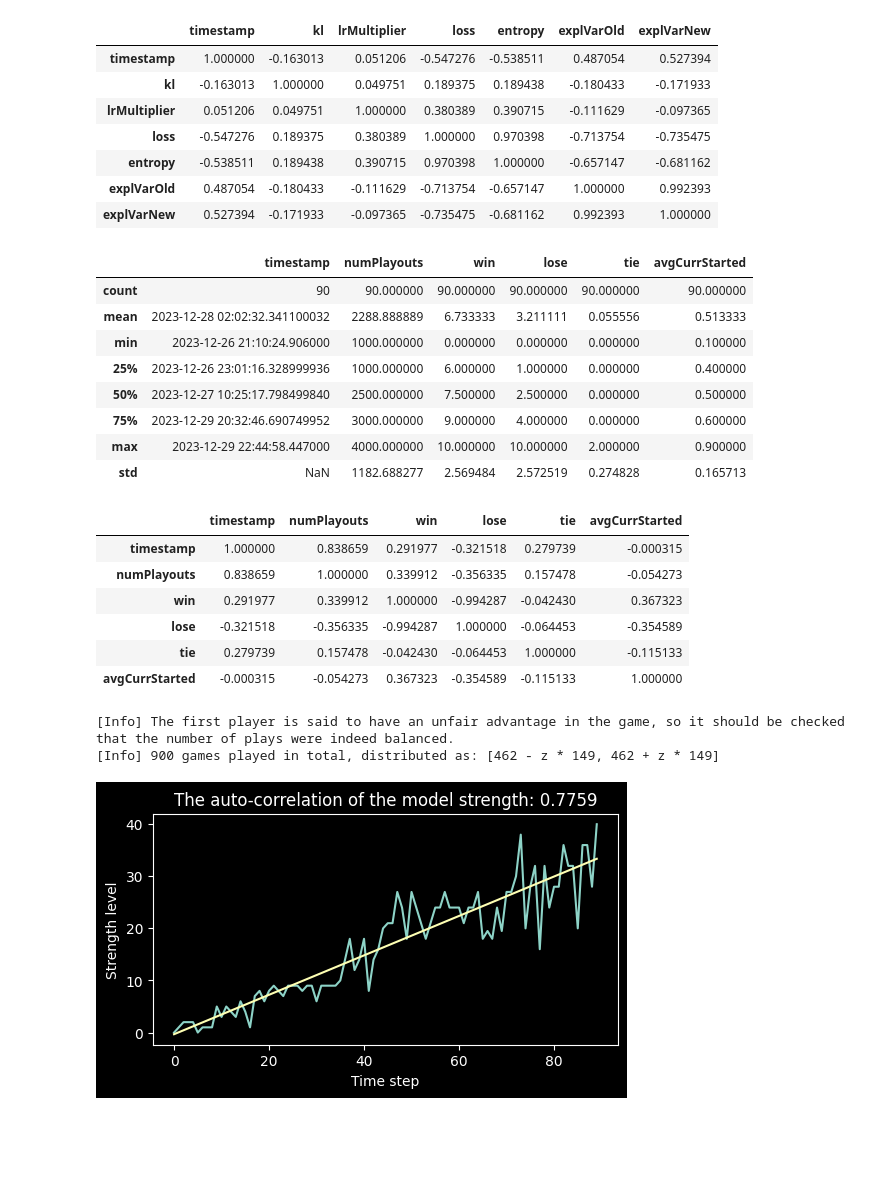
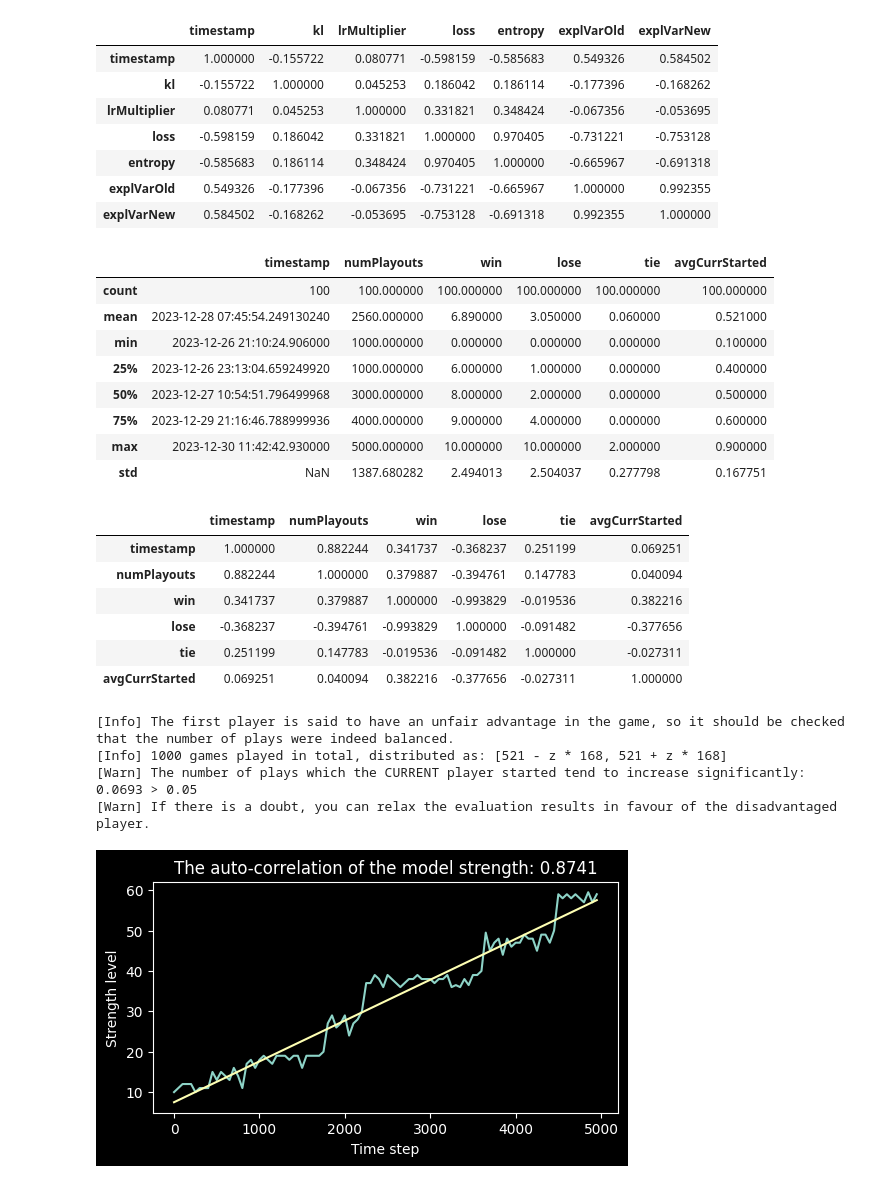
Before and after one commit to yamaceay/gomoku, a Jupyter notebook: stats.ipynb, the cells around one changed output. Cells and saved outputs as stored; diff of their text form; code cells hidden in the pictures; blank space fills up the shorter version.

```diff
--- a/stats.ipynb
+++ b/stats.ipynb
@@ -55,7 +55,7 @@ train_pattern = get_pattern(train_keys)
 eval_pattern = get_pattern(eval_keys)
 
 train_results, eval_results = [], []
-with open("results.log", "r") as f:
+with open("_zero/logs/losses.log", "r") as f:
     for line in f.readlines():
         assert line != "", "Empty line"
         train_match = train_pattern.search(line)
@@ -83,35 +83,35 @@ train_df.describe()
 train_df.corr().style.background_gradient("hot")
 # %% [output]
 |  | timestamp | kl | lrMultiplier | loss | entropy | explVarOld | explVarNew |
-| timestamp | 1.000000 | -0.163013 | 0.051206 | -0.547276 | -0.538511 | 0.487054 | 0.527394 |
-| kl | -0.163013 | 1.000000 | 0.049751 | 0.189375 | 0.189438 | -0.180433 | -0.171933 |
-| lrMultiplier | 0.051206 | 0.049751 | 1.000000 | 0.380389 | 0.390715 | -0.111629 | -0.097365 |
-| loss | -0.547276 | 0.189375 | 0.380389 | 1.000000 | 0.970398 | -0.713754 | -0.735475 |
-| entropy | -0.538511 | 0.189438 | 0.390715 | 0.970398 | 1.000000 | -0.657147 | -0.681162 |
-| explVarOld | 0.487054 | -0.180433 | -0.111629 | -0.713754 | -0.657147 | 1.000000 | 0.992393 |
-| explVarNew | 0.527394 | -0.171933 | -0.097365 | -0.735475 | -0.681162 | 0.992393 | 1.000000 |
+| timestamp | 1.000000 | -0.155722 | 0.080771 | -0.598159 | -0.585683 | 0.549326 | 0.584502 |
+| kl | -0.155722 | 1.000000 | 0.045253 | 0.186042 | 0.186114 | -0.177396 | -0.168262 |
+| lrMultiplier | 0.080771 | 0.045253 | 1.000000 | 0.331821 | 0.348424 | -0.067356 | -0.053695 |
+| loss | -0.598159 | 0.186042 | 0.331821 | 1.000000 | 0.970405 | -0.731221 | -0.753128 |
+| entropy | -0.585683 | 0.186114 | 0.348424 | 0.970405 | 1.000000 | -0.665967 | -0.691318 |
+| explVarOld | 0.549326 | -0.177396 | -0.067356 | -0.731221 | -0.665967 | 1.000000 | 0.992355 |
+| explVarNew | 0.584502 | -0.168262 | -0.053695 | -0.753128 | -0.691318 | 0.992355 | 1.000000 |
 # %%
 eval_df.describe()
 # %% [output]
 |  | timestamp | numPlayouts | win | lose | tie | avgCurrStarted |
-| count | 90 | 90.000000 | 90.000000 | 90.000000 | 90.000000 | 90.000000 |
-| mean | 2023-12-28 02:02:32.341100032 | 2288.888889 | 6.733333 | 3.211111 | 0.055556 | 0.513333 |
+| count | 100 | 100.000000 | 100.000000 | 100.000000 | 100.000000 | 100.000000 |
+| mean | 2023-12-28 07:45:54.249130240 | 2560.000000 | 6.890000 | 3.050000 | 0.060000 | 0.521000 |
 | min | 2023-12-26 21:10:24.906000 | 1000.000000 | 0.000000 | 0.000000 | 0.000000 | 0.100000 |
-| 25% | 2023-12-26 23:01:16.328999936 | 1000.000000 | 6.000000 | 1.000000 | 0.000000 | 0.400000 |
-| 50% | 2023-12-27 10:25:17.798499840 | 2500.000000 | 7.500000 | 2.500000 | 0.000000 | 0.500000 |
-| 75% | 2023-12-29 20:32:46.690749952 | 3000.000000 | 9.000000 | 4.000000 | 0.000000 | 0.600000 |
-| max | 2023-12-29 22:44:58.447000 | 4000.000000 | 10.000000 | 10.000000 | 2.000000 | 0.900000 |
-| std | NaN | 1182.688277 | 2.569484 | 2.572519 | 0.274828 | 0.165713 |
+| 25% | 2023-12-26 23:13:04.659249920 | 1000.000000 | 6.000000 | 1.000000 | 0.000000 | 0.400000 |
+| 50% | 2023-12-27 10:54:51.796499968 | 3000.000000 | 8.000000 | 2.000000 | 0.000000 | 0.500000 |
+| 75% | 2023-12-29 21:16:46.788999936 | 4000.000000 | 9.000000 | 4.000000 | 0.000000 | 0.600000 |
+| max | 2023-12-30 11:42:42.930000 | 5000.000000 | 10.000000 | 10.000000 | 2.000000 | 0.900000 |
+| std | NaN | 1387.680282 | 2.494013 | 2.504037 | 0.277798 | 0.167751 |
 # %%
 eval_df.corr().style.background_gradient("hot")
 # %% [output]
 |  | timestamp | numPlayouts | win | lose | tie | avgCurrStarted |
-| timestamp | 1.000000 | 0.838659 | 0.291977 | -0.321518 | 0.279739 | -0.000315 |
-| numPlayouts | 0.838659 | 1.000000 | 0.339912 | -0.356335 | 0.157478 | -0.054273 |
-| win | 0.291977 | 0.339912 | 1.000000 | -0.994287 | -0.042430 | 0.367323 |
-| lose | -0.321518 | -0.356335 | -0.994287 | 1.000000 | -0.064453 | -0.354589 |
-| tie | 0.279739 | 0.157478 | -0.042430 | -0.064453 | 1.000000 | -0.115133 |
-| avgCurrStarted | -0.000315 | -0.054273 | 0.367323 | -0.354589 | -0.115133 | 1.000000 |
+| timestamp | 1.000000 | 0.882244 | 0.341737 | -0.368237 | 0.251199 | 0.069251 |
+| numPlayouts | 0.882244 | 1.000000 | 0.379887 | -0.394761 | 0.147783 | 0.040094 |
+| win | 0.341737 | 0.379887 | 1.000000 | -0.993829 | -0.019536 | 0.382216 |
+| lose | -0.368237 | -0.394761 | -0.993829 | 1.000000 | -0.091482 | -0.377656 |
+| tie | 0.251199 | 0.147783 | -0.019536 | -0.091482 | 1.000000 | -0.027311 |
+| avgCurrStarted | 0.069251 | 0.040094 | 0.382216 | -0.377656 | -0.027311 | 1.000000 |
 # %%
 # Fairness of Evaluation
 
@@ -148,36 +148,44 @@ if round_fairness_doubt:
     print(f"[Warn] If there is a doubt, you can relax the evaluation results in favour of the disadvantaged player.")
 # %% [output]
 [Info] The first player is said to have an unfair advantage in the game, so it should be checked that the number of plays were indeed balanced.
-[Info] 900 games played in total, distributed as: [462 - z * 149, 462 + z * 149]
+[Info] 1000 games played in total, distributed as: [521 - z * 168, 521 + z * 168]
+[Warn] The number of plays which the CURRENT player started tend to increase significantly: 0.0693 > 0.05
+[Warn] If there is a doubt, you can relax the evaluation results in favour of the disadvantaged player.
 # %%
 # Difficulty Estimation
 
-eval_df["strength"] = ((eval_df["win"] + eval_df["tie"] / 2) * eval_df["numPlayouts"] / 1000).round(2)
+eval_checkpoint = 50
+
+eval_df["batch"] = eval_df.index * eval_checkpoint
+eval_df.set_index("batch", inplace=True)
+
+eval_df["strength"] = (eval_df["win"] + eval_df["tie"] / 2 + eval_df["numPlayouts"] / 100).round(2)
 
 strength_significance = .7
 
 strength_corr = autocorr(eval_df, "strength")
 if strength_corr < strength_significance:
     print(f"[Warn] The current model tends not to improve over time, as indicated by the auto-correlation value: {strength_corr:.4f} < {strength_significance}")
     print(f"[Warn] Either the evaluation step is too harsh for the current model, or the model does not learn")
 
-x_axis = np.arange(len(eval_df)).reshape(-1, 1)
+x_axis = eval_df.index.values.reshape(-1, 1)
 
 strength_lr = LinearRegression()
 strength_lr.fit(x_axis, eval_df["strength"].values)
 
 strength_estimator = lambda x: strength_lr.coef_ * x + strength_lr.intercept_
 
 fig, axes = plt.subplots(1, 1, figsize=(6, 3))
 
 axes = eval_df["strength"].plot(ax=axes)
 axes.set_title(f"The auto-correlation of the model strength: {strength_corr:.4f}")
 axes.plot(x_axis, list(map(strength_estimator, x_axis)))
 axes.set_xlabel('Time step')
 axes.set_ylabel('Strength level')
-plt.show(axes)
+
+plt.show()
 # %% [output]
-[figure, old version]
+[figure, new version]
 # %%
 # Loss and Learning Rate
 
```
Also changed, not shown: parts of 5 cells of this notebook, 13 other files.
